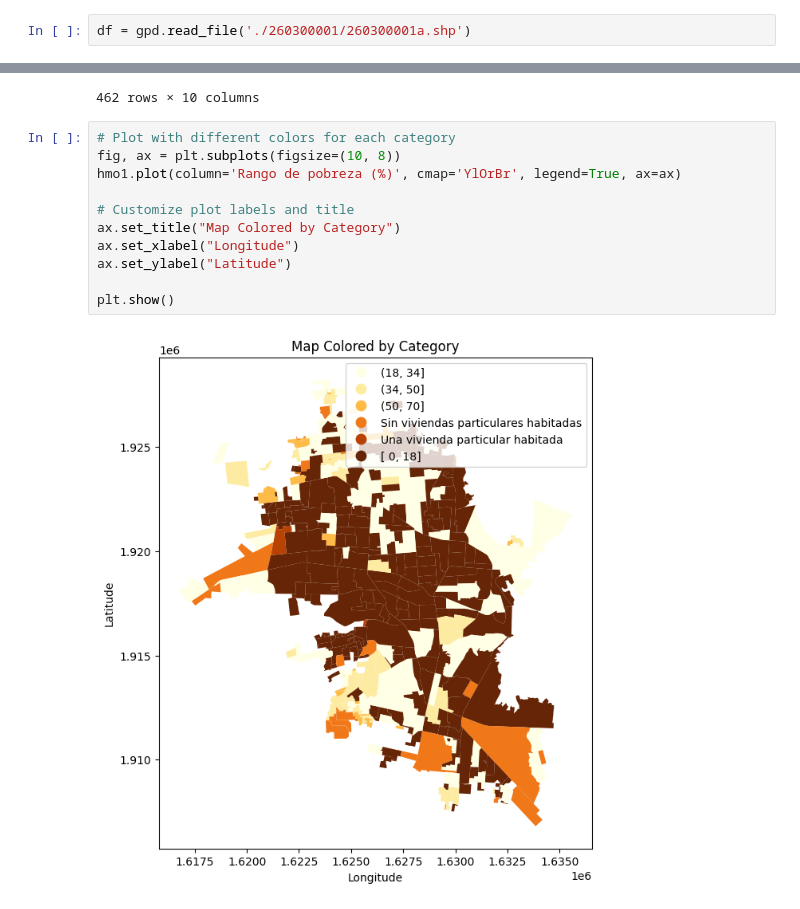
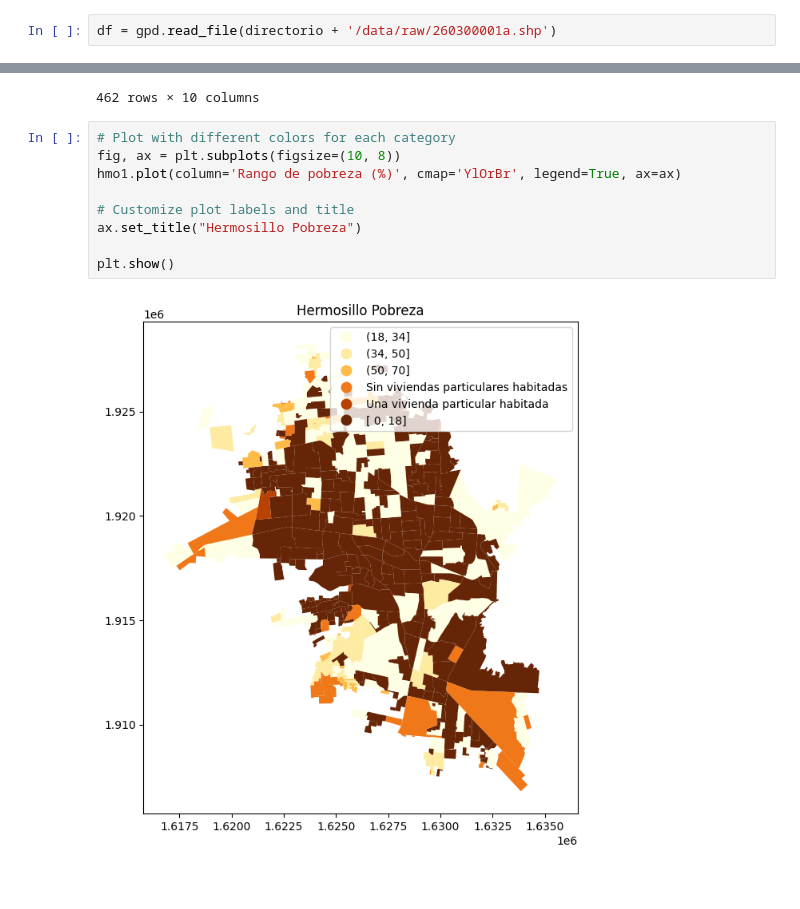
Before and after one commit to BSM-Analytics/proyecto-baches-hmo, a Jupyter notebook: notebooks/1.3_jmsd_socioeconomico_2015.ipynb, the cells around one changed output, grey strips where cells are left out. Cells and saved outputs as stored; diff of their text form.

Commit message:
Datos extra con informacion de AGEBs y pobreza

```diff
--- a/notebooks/1.3_jmsd_socioeconomico_2015.ipynb
+++ b/notebooks/1.3_jmsd_socioeconomico_2015.ipynb
@@ -512,7 +513,7 @@ hermosillo.head()
 | 3 | 26 | Sonora | 26030.0 | Hermosillo | 260300001177A | ... |
 | 4 | 26 | Sonora | 26030.0 | Hermosillo | 2603000011799 | ... |
 # %%
-df = gpd.read_file('./260300001/260300001a.shp')
+df = gpd.read_file(directorio + '/data/raw/260300001a.shp')
 # %%
 hmo1 = df.merge(hermosillo[['Clave de \nAGEB','Rango de pobreza (%)','Rango de pobreza extrema (%)']], left_on='CVEGEO', right_on='Clave de \nAGEB')
 # %%
@@ -534,13 +535,11 @@ hmo1
 # %%
 # Plot with different colors for each category
 fig, ax = plt.subplots(figsize=(10, 8))
 hmo1.plot(column='Rango de pobreza (%)', cmap='YlOrBr', legend=True, ax=ax)
 
 # Customize plot labels and title
-ax.set_title("Map Colored by Category")
-ax.set_xlabel("Longitude")
-ax.set_ylabel("Latitude")
+ax.set_title("Hermosillo Pobreza")
 
 plt.show()
 # %% [output]
-[figure, old version]
+[figure, new version]
```
Also changed, not shown: parts of 1 cell of this notebook, 3 other files.
